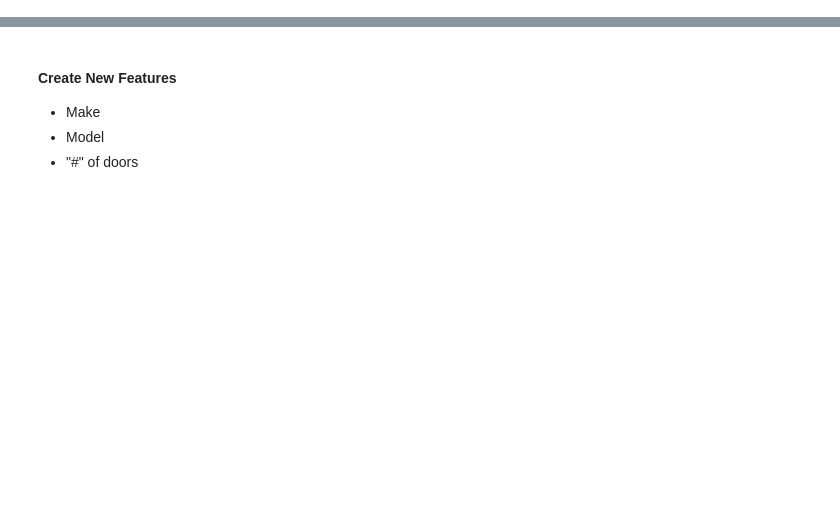
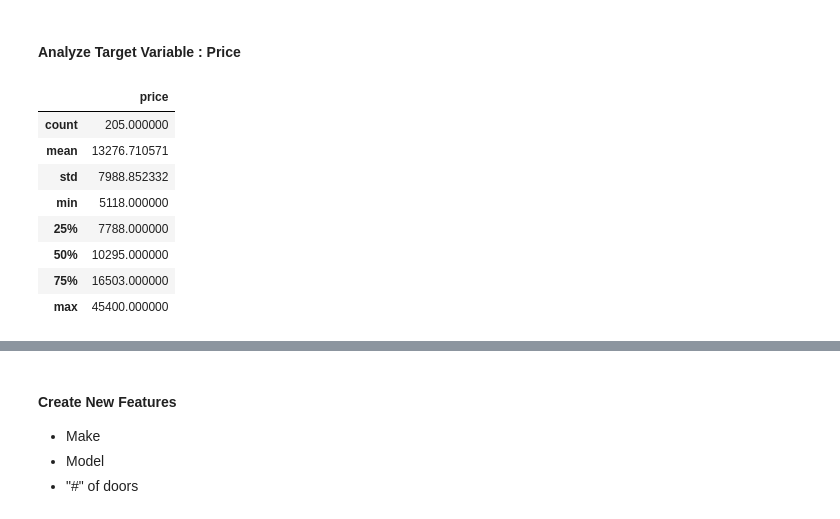
Before and after one commit to ShaneJett-DS/car_price_prediction, a Jupyter notebook: car_prediction.ipynb, the cells around one changed output, grey strips where cells are left out. Saved outputs shown, nothing was run; the diff lists cells and outputs as text; code cells hidden in the pictures; blank space fills up the shorter version.

```diff
--- a/car_prediction.ipynb
+++ b/car_prediction.ipynb
@@ -21,0 +43,14 @@ data.isna().sum()
+# %% [markdown]
+#### Analyze Target Variable : Price
+# %%
+pd.DataFrame(data.price.describe())
+# %% [output]
+|  | price |
+| count | 205.000000 |
+| mean | 13276.710571 |
+| std | 7988.852332 |
+| min | 5118.000000 |
+| 25% | 7788.000000 |
+| 50% | 10295.000000 |
+| 75% | 16503.000000 |
+| max | 45400.000000 |
```
Also changed, not shown: parts of 20 cells of this notebook.
